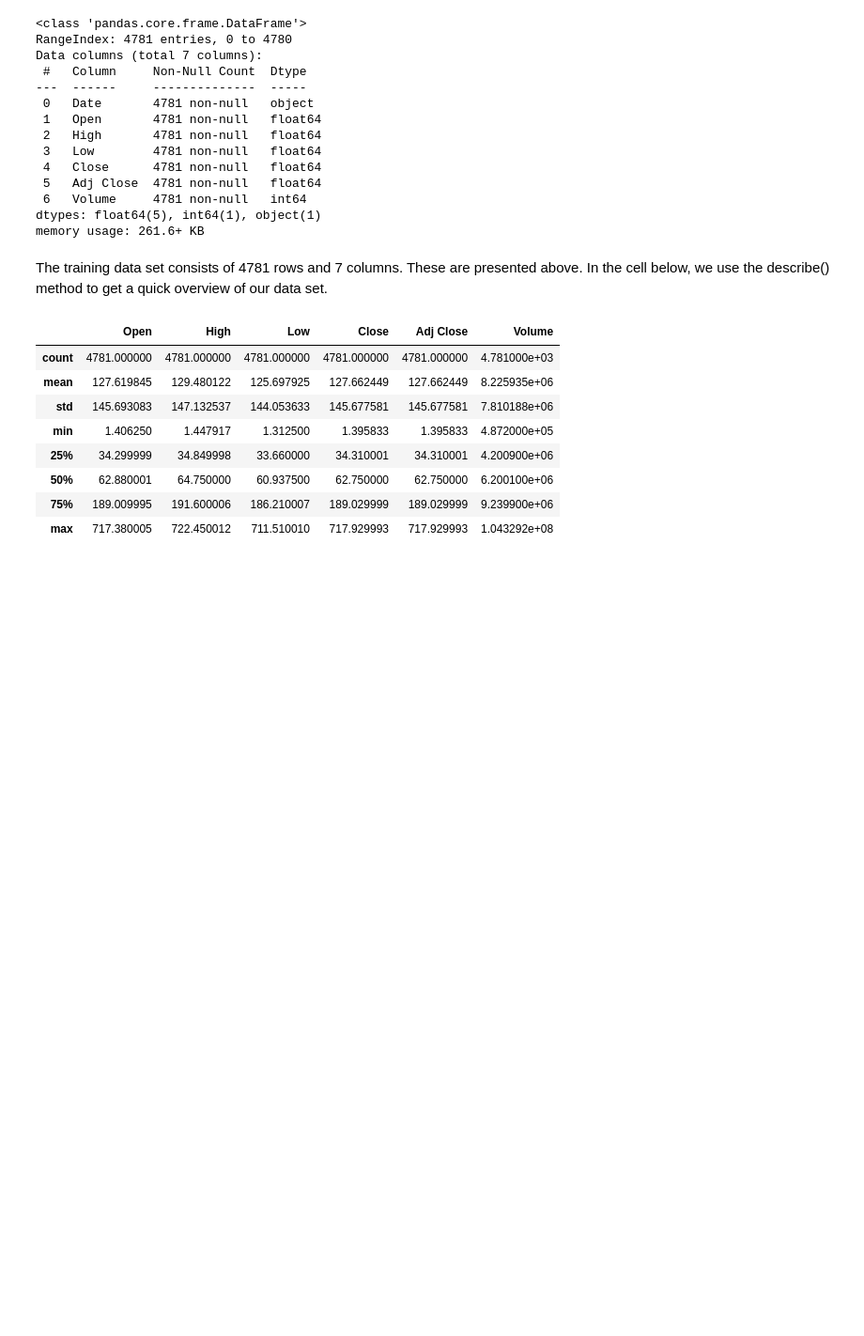
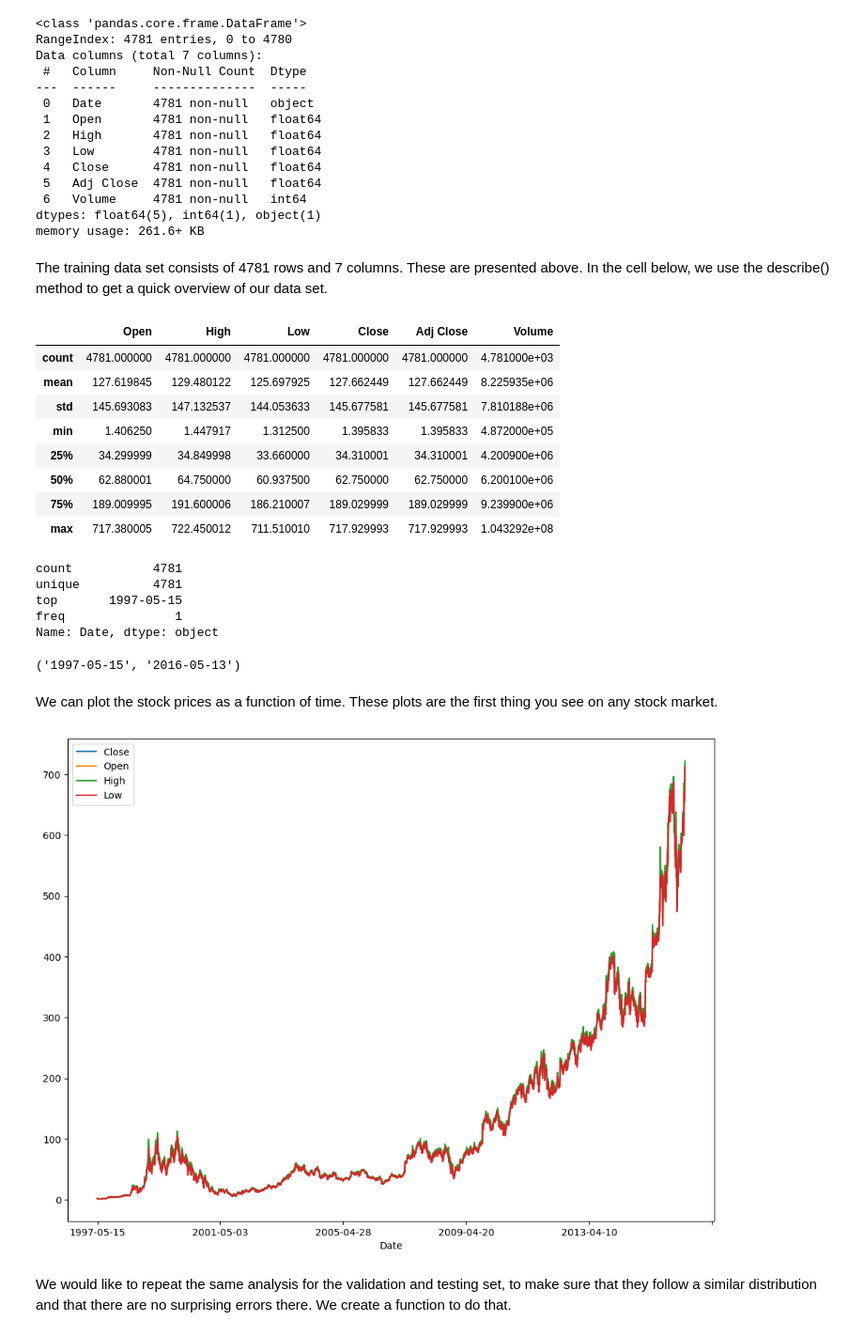
Before and after one commit to abhdhar-1618/Python, a Jupyter notebook: SQ/Prediction of stock price direction.ipynb, the cells around one changed output. Shown at 94% size. Cells and saved outputs as stored; diff of their text form; code cells hidden in the pictures; blank space fills up the shorter version.

```diff
--- a/SQ/Prediction of stock price direction.ipynb
+++ b/SQ/Prediction of stock price direction.ipynb
@@ -57,3 +61,30 @@ df_train.describe()
 | 50% | 62.880001 | 64.750000 | 60.937500 | 62.750000 | 62.750000 | 6.200100e+06 |
 | 75% | 189.009995 | 191.600006 | 186.210007 | 189.029999 | 189.029999 | 9.239900e+06 |
 | max | 717.380005 | 722.450012 | 711.510010 | 717.929993 | 717.929993 | 1.043292e+08 |
+# %%
+# the above call to describe() works only for numerical columns
+# 'Date' is an object and we need to call it separately
+df_train["Date"].describe()
+# %% [output]
+count           4781
+unique          4781
+top       1997-05-15
+freq               1
+Name: Date, dtype: object
+# %%
+# print the time range
+df_train["Date"].min(), df_train["Date"].max()
+# %% [output]
+('1997-05-15', '2016-05-13')
+# %% [markdown]
+We can plot the stock prices as a function of time. These plots are the first thing you see on any stock market.
+# %%
+from matplotlib import pyplot as plt
+
+plt.rcParams["figure.figsize"] = (12, 9)
+# %%
+_ = df_train.plot(x="Date", y=["Close", "Open", "High", "Low"])
+# %% [output]
+[figure, added]
+# %% [markdown]
+We would like to repeat the same analysis for the validation and testing set, to make sure that they follow a similar distribution and that there are no surprising errors there. We create a function to do that.
```
Also changed, not shown: parts of 25 cells of this notebook, 1 other file.
